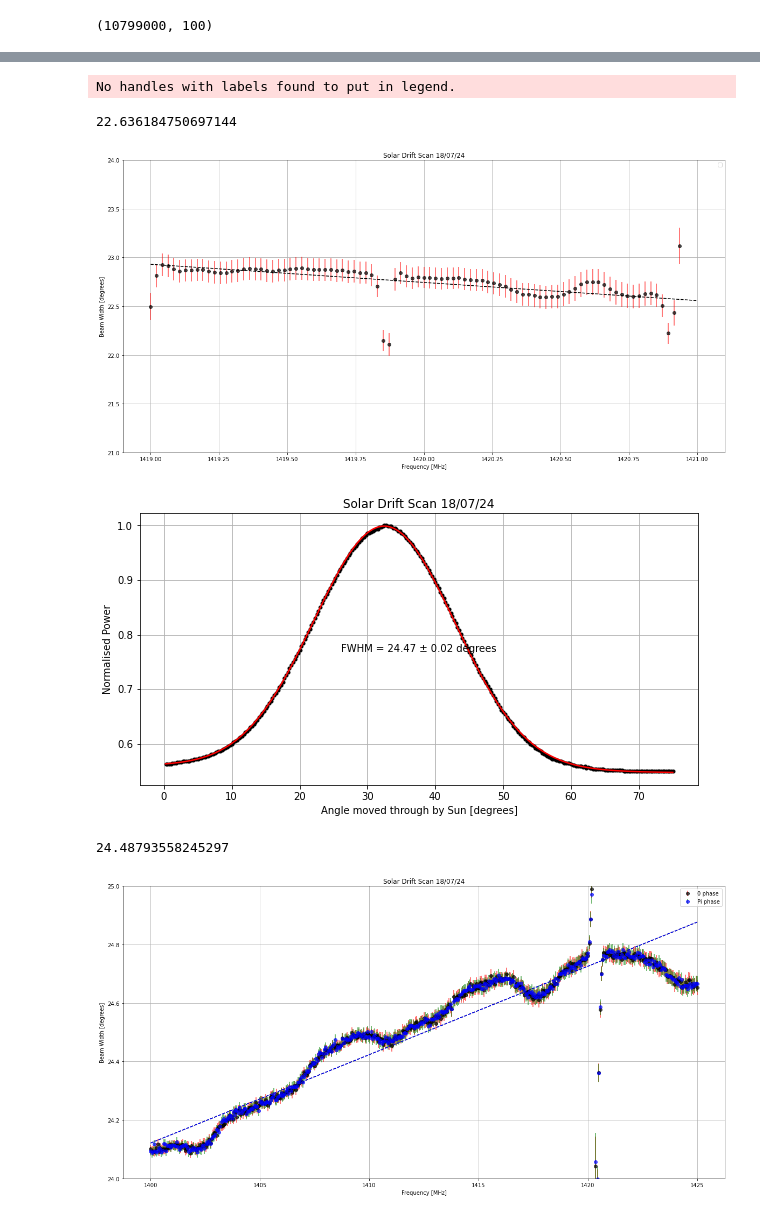
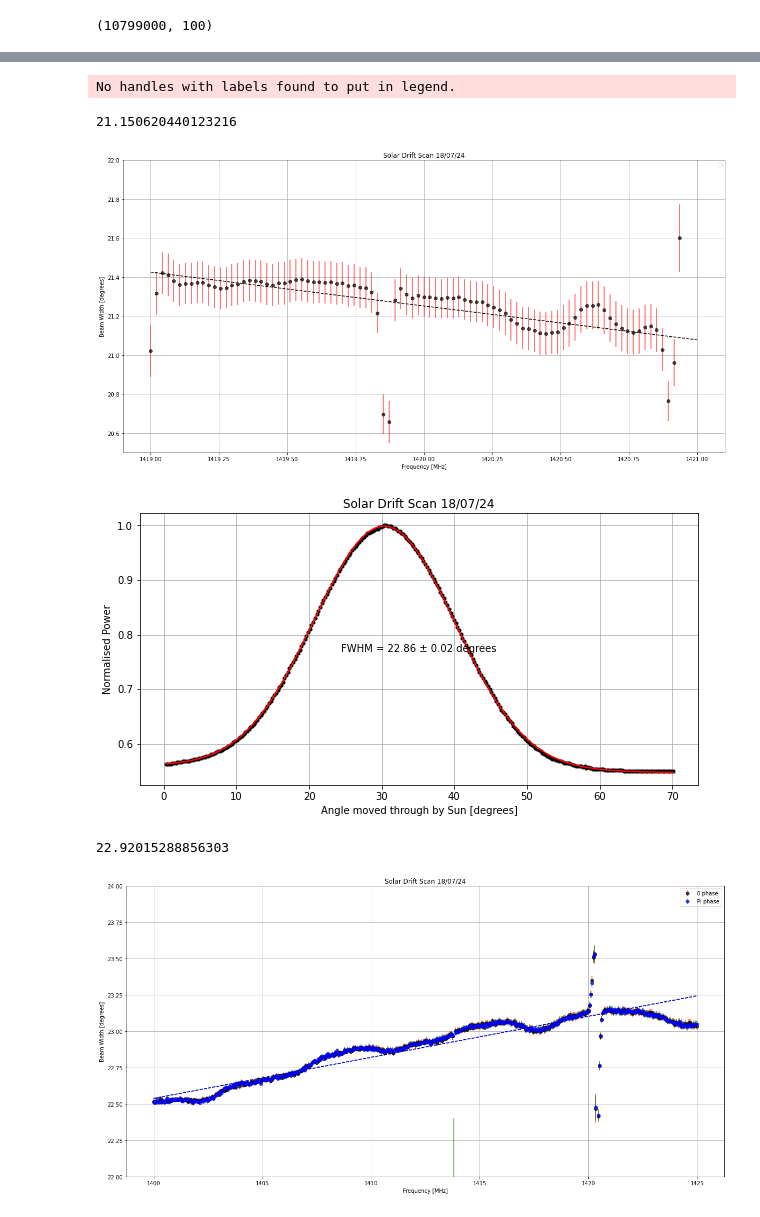
Before and after one commit to louis-hurrey/L-BASS, a Jupyter notebook: solar_transit_louis.ipynb, the cells around one changed output, grey strips where cells are left out. Cells and saved outputs as stored; diff of their text form; code cells hidden in the pictures.

Commit message:
solar transits 3007, 3107, 0208

```diff
--- a/solar_transit_louis.ipynb
+++ b/solar_transit_louis.ipynb
@@ -74,7 +74,7 @@ def line_fitting(x_data, y_data, y_uncertainties):
 
     return (np.array([slope, offset]), np.array([slope_uncertainty, offset_uncertainty]))
 # %%
-angle = np.linspace(1,179,179) * 360/(60*24)
+angle = np.cos(20.873053993789906*np.pi/180) * np.linspace(1,179,179) * 360/(60*24)
 
 tot_sc_pwr = np.sum(sc_pwr_mins, axis=1)/np.max(np.sum(sc_pwr_mins, axis=1))
 plt.plot(angle, tot_sc_pwr, ".")
@@ -103,5 +103,5 @@ plt.show()
 # %%
-angle = np.linspace(1,179,179) * 360/(60*24)
+angle = np.cos(20.873053993789906*np.pi/180) * np.linspace(1,179,179) * 360/(60*24)
 fwhm_freq = np.empty((95))
 fwhm_freq_error = np.empty((95))
 freq = np.linspace(1419, 1421, 95)
@@ -128,20 +128,20 @@ plt.ylabel('Beam Width [degrees]')
 plt.grid(True)
 plt.title("Solar Drift Scan 18/07/24")
 #plt.annotate(f"FWHM = {fwhm:.2f} ± {fwhm_error:.2f} degrees", (0.5, 0.5), xycoords='axes fraction', ha='center', va='center')
-plt.ylim(21,24)
+plt.ylim(20.5,22)
 plt.legend()
 plt.show()
 # %% [output]
 No handles with labels found to put in legend.
-22.636184750697144
+21.150620440123216
-[figure, old version]
+[figure, new version]
 # %%
 lb_transit = Transit('18th July 2024', 0, 20.873053993789906, 0, 'E', datetime.datetime(2024, 7, 18, 12, 15, 30))
 lb_time, lb_pwr = lb_transit.get_data()
 #print(lb_pwr.shape, lb_time.shape)
 tot_lb_pwr = np.average(lb_pwr[1,65:365,112:567], axis=1)/np.max(np.average(lb_pwr[1,65:365,112:567], axis=1))
 
-angle = np.linspace(1,300,300) * 360/(60*24)
+angle = np.cos(lb_transit.dec_mid*np.pi/180) * np.linspace(1,300,300) * 360/(60*24)
 
 popt, pcov = gaussian_with_baseline_fitting(angle, tot_lb_pwr)
 
@@ -158,9 +158,9 @@ plt.title("Solar Drift Scan 18/07/24")
 plt.annotate(f"FWHM = {fwhm:.2f} ± {fwhm_error:.2f} degrees", (0.5, 0.5), xycoords='axes fraction', ha='center', va='center')
 plt.show()
 # %% [output]
-[figure, old version]
+[figure, new version]
 # %%
-angle = np.linspace(1,300,300) * 360/(60*24)
+angle = np.cos(lb_transit.dec_mid*np.pi/180) * np.linspace(1,300,300) * 360/(60*24)
 fwhm_freq = np.empty((457,2))
 fwhm_freq_error = np.empty((457,2))
 freq = np.linspace(1400, 1425, 457)
@@ -171,33 +171,33 @@ for i in range(112, 569):
     popt, pcov = gaussian_with_baseline_fitting(angle, trimmed_pwr)
     fwhm_freq[i-112][0] = popt[2]
     fwhm_freq_error[i-112][0] = np.sqrt(np.diag(pcov)[2])
 
 for i in range(112, 569):
     chnl_pwr = lb_pwr[2][:,i]
     trimmed_pwr = chnl_pwr[65:365]
     popt, pcov = gaussian_with_baseline_fitting(angle, trimmed_pwr)
     fwhm_freq[i-112][1] = popt[2]
     fwhm_freq_error[i-112][1] = np.sqrt(np.diag(pcov)[2])
 
 fwhm_average = np.average(fwhm_freq)
 print(fwhm_average)
 
 line_fit_0, line_errors_0 = line_fitting(freq, fwhm_freq[:,0], fwhm_freq_error[:,0])
 line_fit_1, line_errors_1 = line_fitting(freq, fwhm_freq[:,1], fwhm_freq_error[:,1])
 
 plt.figure(figsize=(20, 10))
 plt.errorbar(freq, fwhm_freq[:,0], fwhm_freq_error[:,0], fmt="ko", ecolor = "r", alpha=0.7, label = '0 phase')
 plt.errorbar(freq, fwhm_freq[:,1], fwhm_freq_error[:,1], fmt="bo", ecolor = "g", alpha=0.7, label = 'Pi phase')
 plt.plot(freq, line_fit_0[0]*freq+line_fit_0[1],'--', color="k")
 plt.plot(freq, line_fit_1[0]*freq+line_fit_1[1],'--', color='b')
 plt.xlabel('Frequency [MHz]')
 plt.ylabel('Beam Width [degrees]')
 plt.grid(True)
 plt.title("Solar Drift Scan 18/07/24")
 #plt.annotate(f"FWHM = {fwhm:.2f} ± {fwhm_error:.2f} degrees", (0.5, 0.5), xycoords='axes fraction', ha='center', va='center')
-plt.ylim(24,25)
+plt.ylim(22,24)
 plt.legend()
 plt.show()
 # %% [output]
-24.48793558245297
+22.92015288856303
-[figure, old version]
+[figure, new version]
```
Also changed, not shown: parts of 5 cells of this notebook, 2 other files.
